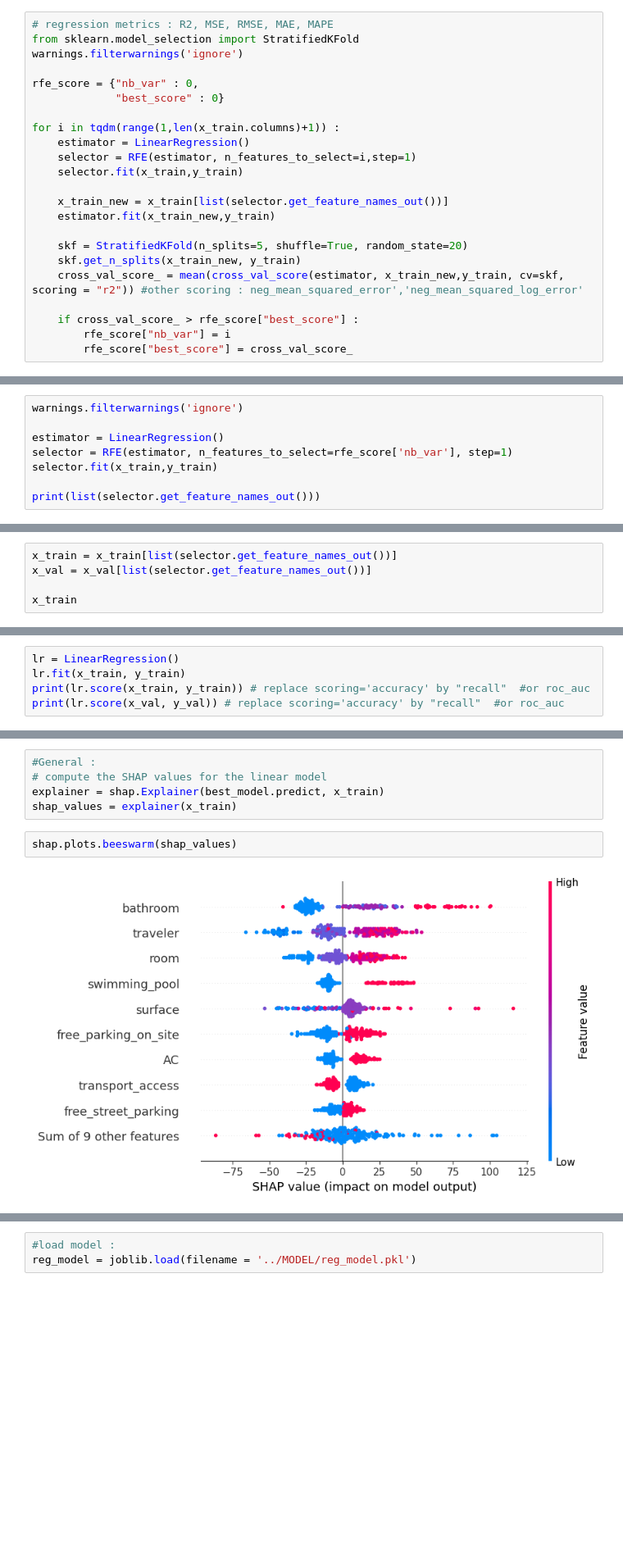
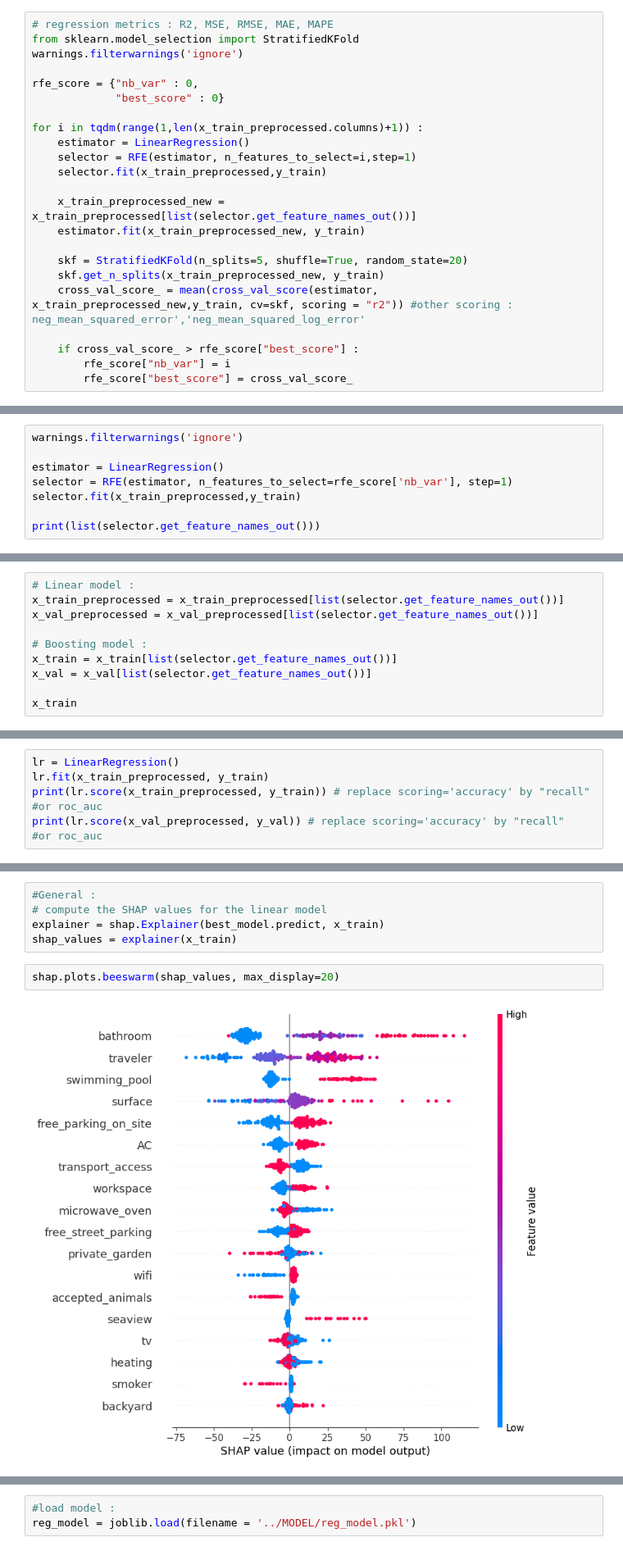
Before and after one commit to RomainPen/Air_bnb_forecasting, a Jupyter notebook: CODE/PENICHON_BOUMEZAOUED_GEFFLOT.ipynb, the cells around one changed output, grey strips where cells are left out. Shown at 82% size. Drawn from its saved outputs; the diff is of its cells as text; blank space fills up the shorter version.

Commit message:
update notebook and model

```diff
--- a/CODE/PENICHON_BOUMEZAOUED_GEFFLOT.ipynb
+++ b/CODE/PENICHON_BOUMEZAOUED_GEFFLOT.ipynb
@@ -1134,17 +1175,17 @@ warnings.filterwarnings('ignore')
 rfe_score = {"nb_var" : 0,
              "best_score" : 0}
 
-for i in tqdm(range(1,len(x_train.columns)+1)) :
+for i in tqdm(range(1,len(x_train_preprocessed.columns)+1)) :
     estimator = LinearRegression()
     selector = RFE(estimator, n_features_to_select=i,step=1)
-    selector.fit(x_train,y_train)
+    selector.fit(x_train_preprocessed,y_train)
 
-    x_train_new = x_train[list(selector.get_feature_names_out())]
-    estimator.fit(x_train_new,y_train)
+    x_train_preprocessed_new = x_train_preprocessed[list(selector.get_feature_names_out())]
+    estimator.fit(x_train_preprocessed_new, y_train)
 
     skf = StratifiedKFold(n_splits=5, shuffle=True, random_state=20)
-    skf.get_n_splits(x_train_new, y_train)
-    cross_val_score_ = mean(cross_val_score(estimator, x_train_new,y_train, cv=skf, scoring = "r2")) #other scoring : neg_mean_squared_error','neg_mean_squared_log_error'
+    skf.get_n_splits(x_train_preprocessed_new, y_train)
+    cross_val_score_ = mean(cross_val_score(estimator, x_train_preprocessed_new,y_train, cv=skf, scoring = "r2")) #other scoring : neg_mean_squared_error','neg_mean_squared_log_error'
 
     if cross_val_score_ > rfe_score["best_score"] :
         rfe_score["nb_var"] = i
@@ -1158,7 +1199,7 @@ warnings.filterwarnings('ignore')
 
 estimator = LinearRegression()
 selector = RFE(estimator, n_features_to_select=rfe_score['nb_var'], step=1)
-selector.fit(x_train,y_train)
+selector.fit(x_train_preprocessed,y_train)
 
 print(list(selector.get_feature_names_out()))
 # %% [output]
@@ -1166,4 +1207,9 @@ print(list(selector.get_feature_names_out()))
 # %%
+# Linear model :
+x_train_preprocessed = x_train_preprocessed[list(selector.get_feature_names_out())]
+x_val_preprocessed = x_val_preprocessed[list(selector.get_feature_names_out())]
+
+# Boosting model :
 x_train = x_train[list(selector.get_feature_names_out())]
 x_val = x_val[list(selector.get_feature_names_out())]
 
@@ -1197,7 +1243,7 @@ x_train
 ### Modélisation naïve
 # %%
 lr = LinearRegression()
-lr.fit(x_train, y_train)
-print(lr.score(x_train, y_train)) # replace scoring='accuracy' by "recall"  #or roc_auc
-print(lr.score(x_val, y_val)) # replace scoring='accuracy' by "recall"  #or roc_auc
+lr.fit(x_train_preprocessed, y_train)
+print(lr.score(x_train_preprocessed, y_train)) # replace scoring='accuracy' by "recall"  #or roc_auc
+print(lr.score(x_val_preprocessed, y_val)) # replace scoring='accuracy' by "recall"  #or roc_auc
 # %% [output]
@@ -1753,7 +1806,7 @@ https://vitalflux.com/learning-curves-explained-python-sklearn-example/
 explainer = shap.Explainer(best_model.predict, x_train)
 shap_values = explainer(x_train)
 # %%
-shap.plots.beeswarm(shap_values)
+shap.plots.beeswarm(shap_values, max_display=20)
 # %% [output]
-[figure, old version]
+[figure, new version]
 # %%
```
Also changed, not shown: parts of 54 cells of this notebook, 2 other files.
